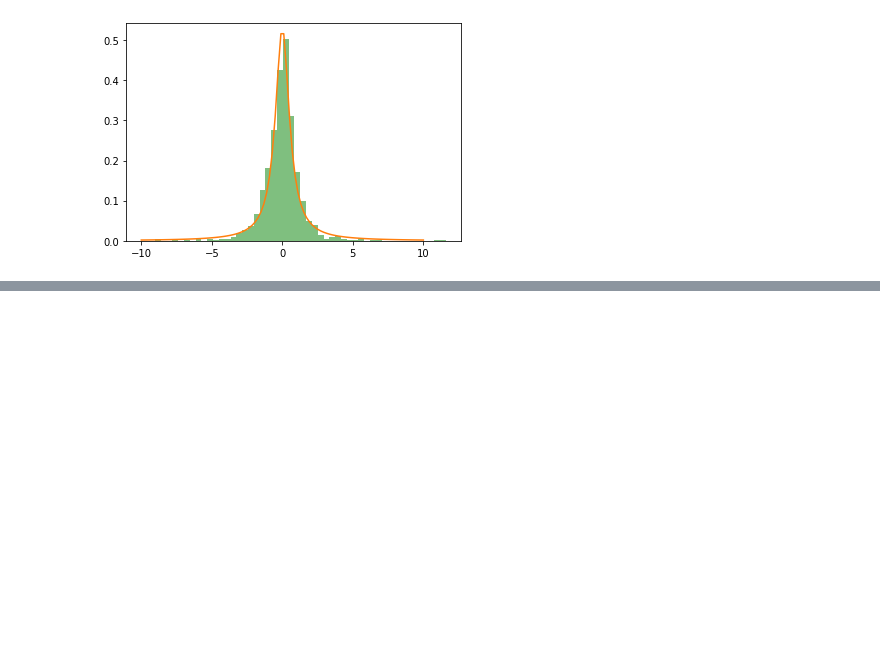
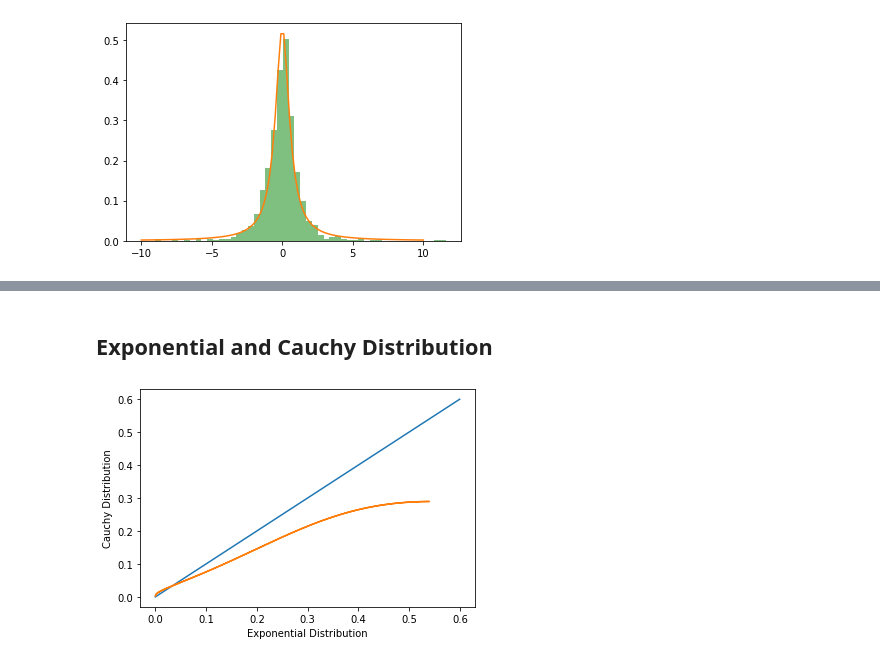
Before and after one commit to sid573/MA471-SAFD, a Jupyter notebook: Assignment_1/Assignment_1b.ipynb, the cells around one changed output, grey strips where cells are left out. Drawn from its saved outputs; the diff is of its cells as text; code cells hidden in the pictures; blank space fills up the shorter version.

```diff
--- a/Assignment_1/Assignment_1b.ipynb
+++ b/Assignment_1/Assignment_1b.ipynb
@@ -143,0 +164,12 @@ plt.show()
+# %% [markdown]
+## Exponential and Cauchy Distribution
+# %%
+lambda_, mu = 1.1, mean_s['C']
+cauchy = (lambda_/np.pi)*(1/((lambda_**2)+(x-mu)**2))
+plt.plot(y,y)
+plt.plot(expo,cauchy)
+plt.xlabel("Exponential Distribution")
+plt.ylabel("Cauchy Distribution")
+plt.show()
+# %% [output]
+[figure, added]
```
Also changed, not shown: parts of 12 cells of this notebook.
